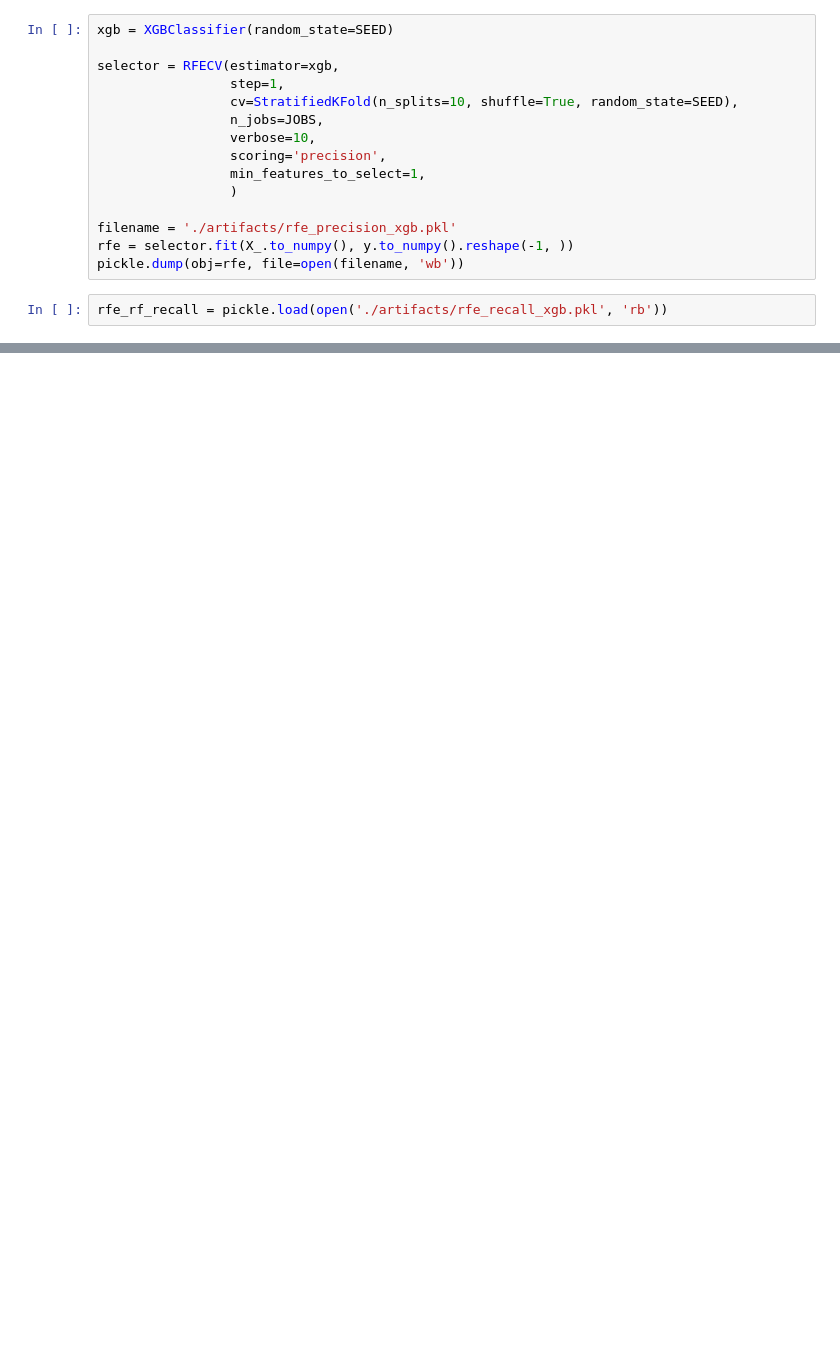
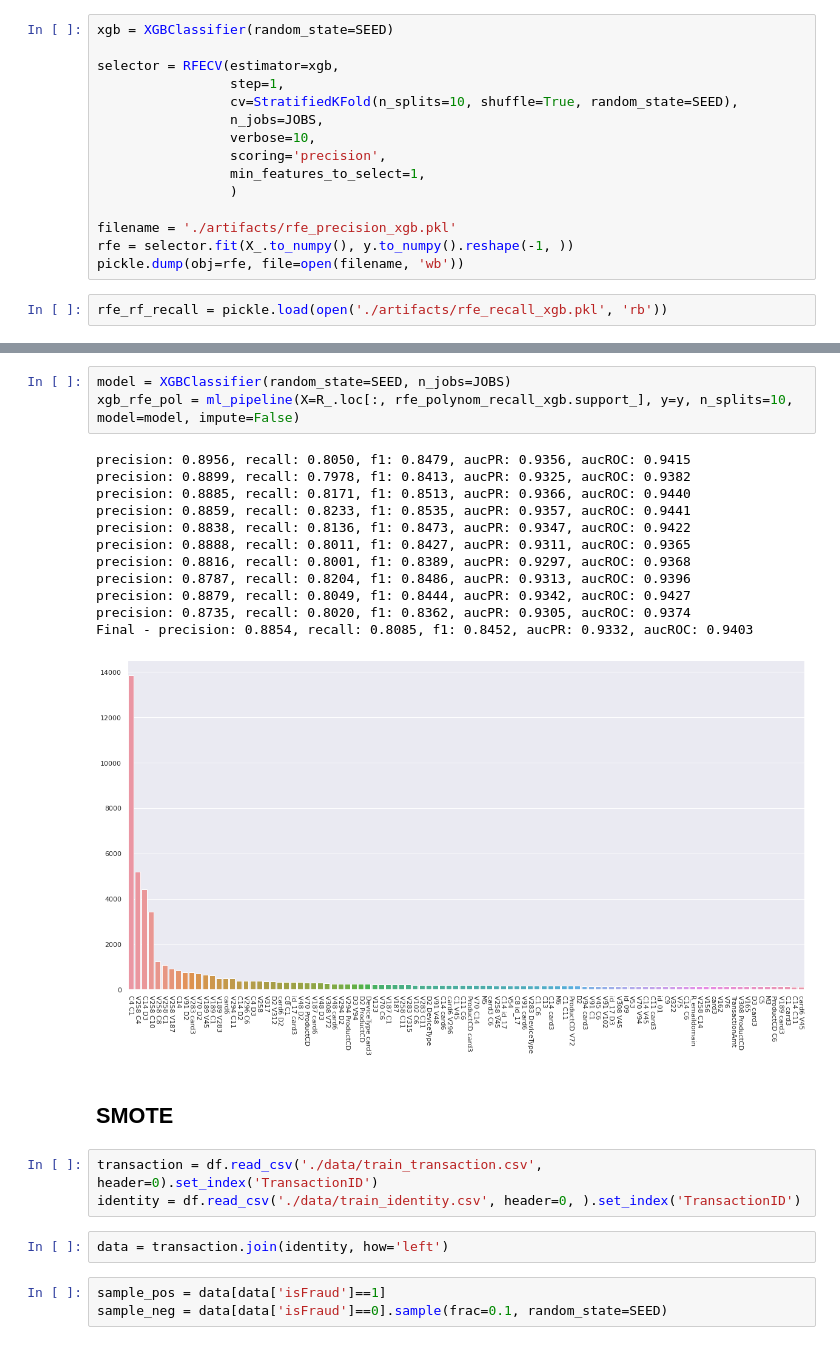
Before and after one commit to VladimirIsakov91/IEEE-CISFraudDetection, a Jupyter notebook: IEEE-CISFraudDetection.ipynb, the cells around one changed output, grey strips where cells are left out. Saved outputs shown, nothing was run; the diff lists cells and outputs as text; blank space fills up the shorter version.

```diff
--- a/IEEE-CISFraudDetection.ipynb
+++ b/IEEE-CISFraudDetection.ipynb
@@ -1260,0 +1376,26 @@ Final - precision: 0.8869, recall: 0.8206, f1: 0.8524, aucPR: 0.9383, aucROC: 0.
+# %%
+model = XGBClassifier(random_state=SEED, n_jobs=JOBS)
+xgb_rfe_pol = ml_pipeline(X=R_.loc[:, rfe_polynom_recall_xgb.support_], y=y, n_splits=10, model=model, impute=False)
+# %% [output]
+precision: 0.8956, recall: 0.8050, f1: 0.8479, aucPR: 0.9356, aucROC: 0.9415
+precision: 0.8899, recall: 0.7978, f1: 0.8413, aucPR: 0.9325, aucROC: 0.9382
+precision: 0.8885, recall: 0.8171, f1: 0.8513, aucPR: 0.9366, aucROC: 0.9440
+precision: 0.8859, recall: 0.8233, f1: 0.8535, aucPR: 0.9357, aucROC: 0.9441
+precision: 0.8838, recall: 0.8136, f1: 0.8473, aucPR: 0.9347, aucROC: 0.9422
+precision: 0.8888, recall: 0.8011, f1: 0.8427, aucPR: 0.9311, aucROC: 0.9365
+precision: 0.8816, recall: 0.8001, f1: 0.8389, aucPR: 0.9297, aucROC: 0.9368
+precision: 0.8787, recall: 0.8204, f1: 0.8486, aucPR: 0.9313, aucROC: 0.9396
+precision: 0.8879, recall: 0.8049, f1: 0.8444, aucPR: 0.9342, aucROC: 0.9427
+precision: 0.8735, recall: 0.8020, f1: 0.8362, aucPR: 0.9305, aucROC: 0.9374
+Final - precision: 0.8854, recall: 0.8085, f1: 0.8452, aucPR: 0.9332, aucROC: 0.9403
+[figure, added]
+# %% [markdown]
+## SMOTE
+# %%
+transaction = df.read_csv('./data/train_transaction.csv', header=0).set_index('TransactionID')
+identity = df.read_csv('./data/train_identity.csv', header=0, ).set_index('TransactionID')
+# %%
+data = transaction.join(identity, how='left')
+# %%
+sample_pos = data[data['isFraud']==1]
+sample_neg = data[data['isFraud']==0].sample(frac=0.1, random_state=SEED)
```
Also changed, not shown: parts of 40 cells of this notebook, 1 other file.
